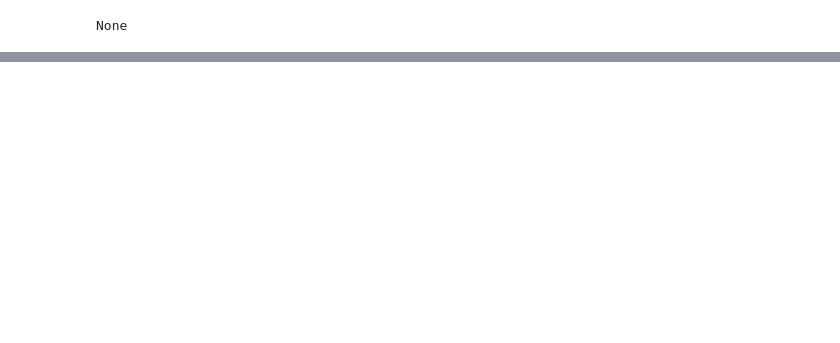
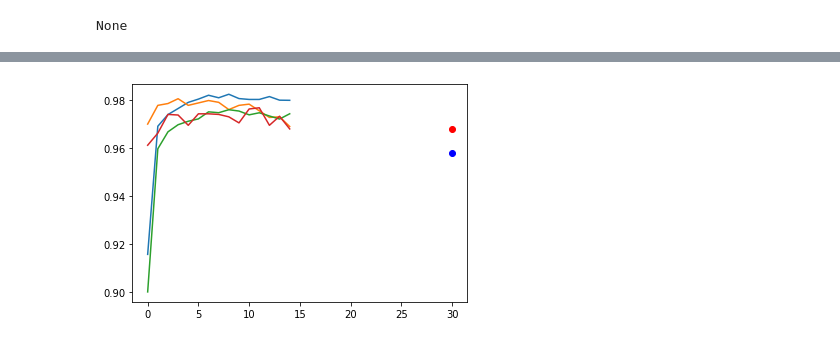
Before and after one commit to SYYoung/MIT, a Jupyter notebook: Machine Learning/week3_test2.ipynb, the cells around one changed output, grey strips where cells are left out. Cells and saved outputs as stored; diff of their text form; code cells hidden in the pictures; blank space fills up the shorter version.

```diff
--- a/Machine Learning/week3_test2.ipynb
+++ b/Machine Learning/week3_test2.ipynb
@@ -197,0 +252,16 @@ import torchvision
+# %%
+## set lr = 0.1 instead of 0.01
+train_accuracies_first =  [0.9156750444839857, 0.9691114323843416, 0.9739768683274022, 0.9765068950177936, 0.9790647241992882, 0.9804270462633452, 0.9820395907473309, 0.9809830960854092, 0.982456628113879, 0.9806494661921709, 0.9802880338078291, 0.9802880338078291, 0.9814835409252669, 0.979982206405694, 0.9799266014234875]
+train_accuracies_second =  [0.9000222419928826, 0.9597141903914591, 0.9667760231316725, 0.9697508896797153, 0.9711966192170819, 0.972169706405694, 0.9751167704626335, 0.9747553380782918, 0.976006450177936, 0.9754504003558719, 0.9738656583629893, 0.9747275355871886, 0.9733930160142349, 0.9721141014234875, 0.9743104982206405]
+valid_accuracies_first =  [0.9700100806451613, 0.9778225806451613, 0.9785786290322581, 0.9805947580645161, 0.9778225806451613, 0.9788306451612904, 0.9798387096774194, 0.9790826612903226, 0.9760584677419355, 0.9778225806451613, 0.9783266129032258, 0.975554435483871, 0.9727822580645161, 0.9730342741935484, 0.9690020161290323]
+valid_accuracies_second =  [0.9611895161290323, 0.9662298387096774, 0.9740423387096774, 0.9737903225806451, 0.9695060483870968, 0.9742943548387096, 0.9742943548387096, 0.9740423387096774, 0.9730342741935484, 0.9705141129032258, 0.9763104838709677, 0.9768145161290323, 0.9695060483870968, 0.9732862903225806, 0.9679939516129032]
+# %%
+plt.plot(train_accuracies_first)
+plt.plot(valid_accuracies_first)
+plt.plot(train_accuracies_second)
+plt.plot(valid_accuracies_second)
+plt.plot(30, 0.967994, 'ro')
+plt.plot(30, 0.9579, 'bo')
+plt.show()
+# %% [output]
+[figure, added]
```
Also changed, not shown: parts of 35 cells of this notebook, 8 other files.
